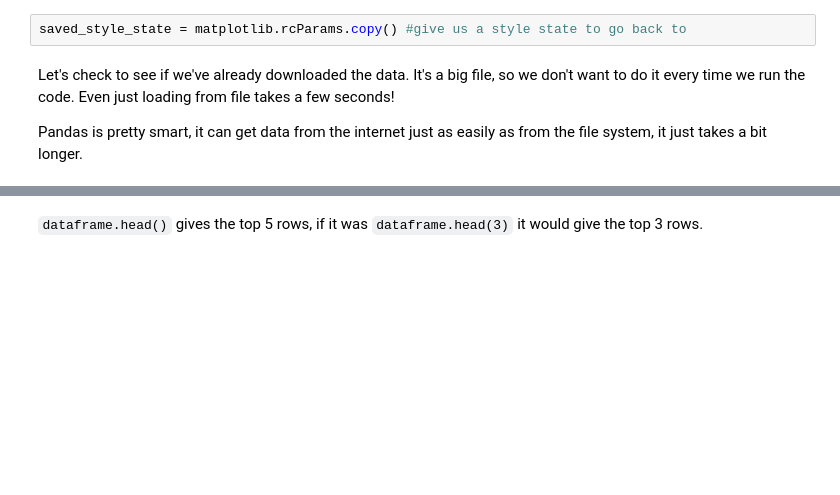
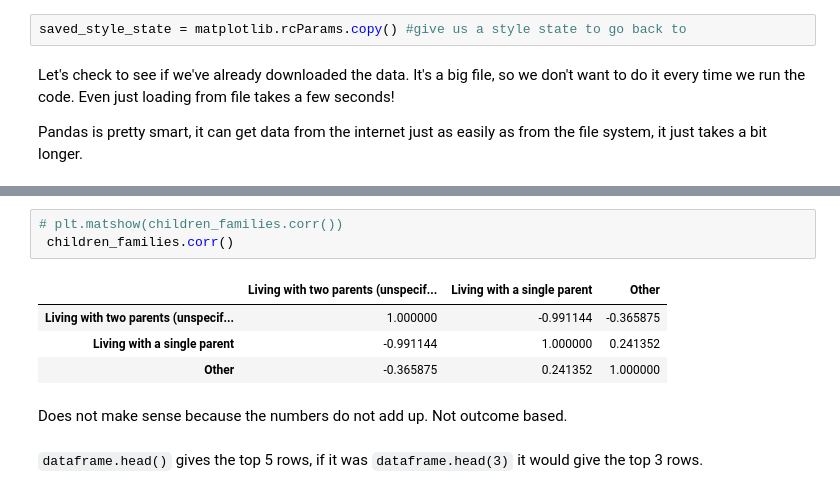
Before and after one commit to raphxcha/Open-data-project, a Jupyter notebook: basic_pandas.ipynb, the cells around one changed output, grey strips where cells are left out. Cells and saved outputs as stored; diff of their text form; blank space fills up the shorter version.

```diff
--- a/basic_pandas.ipynb
+++ b/basic_pandas.ipynb
@@ -45,3 +56,13 @@ penalty_data.head(10)
+# %%
+# plt.matshow(children_families.corr())
+ children_families.corr()
+# %% [output]
+|  | Living with two parents (unspecif... | Living with a single parent | Other |
+| Living with two parents (unspecif... | 1.000000 | -0.991144 | -0.365875 |
+| Living with a single parent | -0.991144 | 1.000000 | 0.241352 |
+| Other | -0.365875 | 0.241352 | 1.000000 |
+# %% [markdown]
+Does not make sense because the numbers do not add up. Not outcome based.
 # %% [markdown]
 `dataframe.head()` gives the top 5 rows, if it was `dataframe.head(3)` it would give the top 3 rows.
 # %% [markdown]
```
Also changed, not shown: parts of 3 cells of this notebook, 2 other files.
